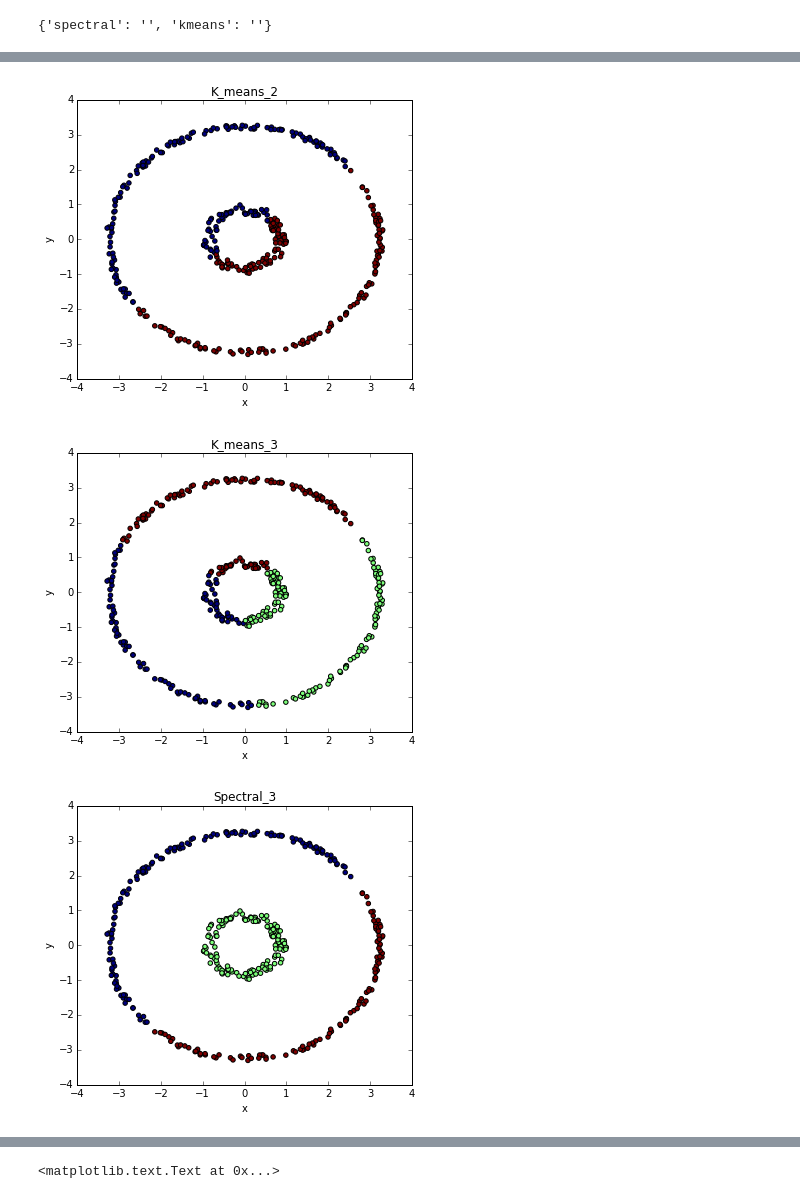
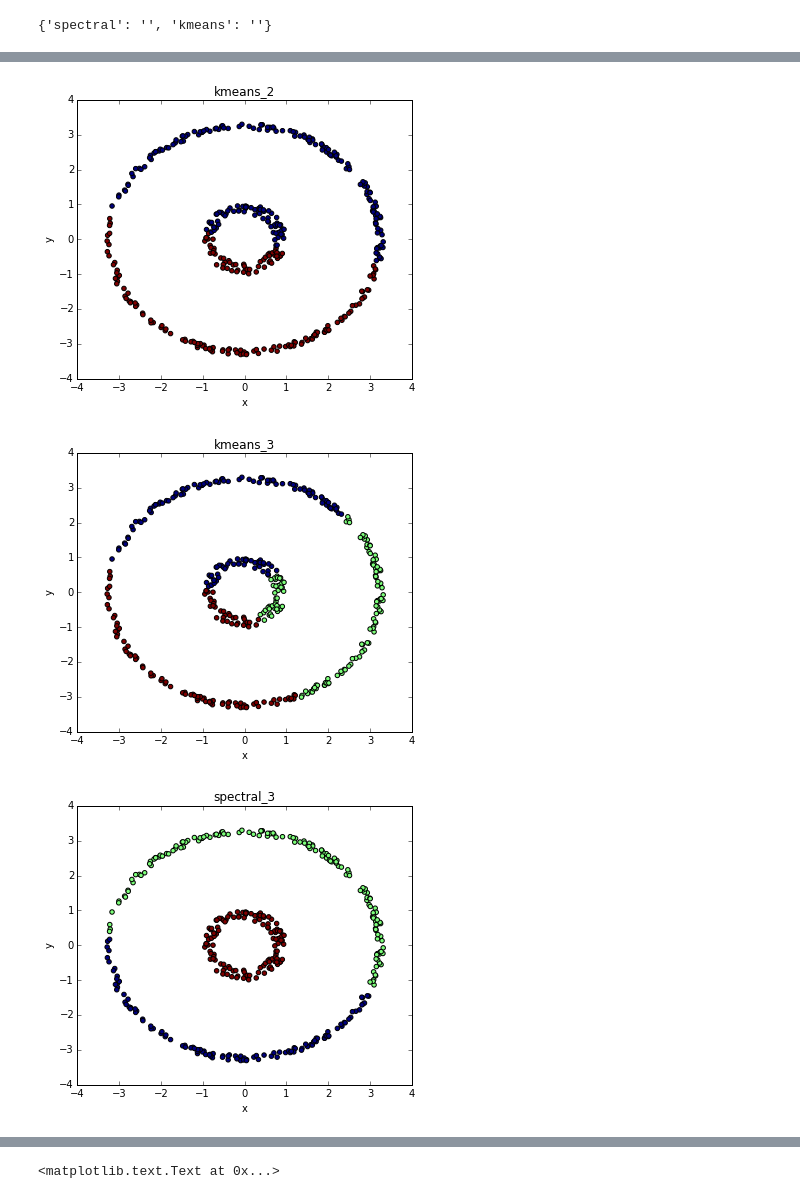
Before and after one commit to NaegleLab/OpenEnsembles, a Jupyter notebook: examples/example_half_rings.ipynb, the cells around one changed output, grey strips where cells are left out. Drawn from its saved outputs; the diff is of its cells as text; code cells hidden in the pictures.

Commit message:
added Kmeans and have solutions working for half-rings

```diff
--- a/examples/example_half_rings.ipynb
+++ b/examples/example_half_rings.ipynb
@@ -60,20 +61,3 @@ c = oe.cluster(dataObj)
 print c.algorithms_available()
 # %% [output]
 {'spectral': '', 'kmeans': ''}
-# %%
-params = {}
-params['eigen_solver']=None
-params['random_state'] = None
-params['n_init'] = 10
-params['affinity'] = 'rbf'
-params['n_neighbors'] = 10
-params['eigen_tol'] = '0.0'
-params['assign_labels'] = 'kmeans'
-
-#est = skc.SpectralClustering(n_clusters=2)
-est = skc.SpectralClustering(n_clusters=2, n_neighbors=params['n_neighbors'],
-                eigen_solver=params['eigen_solver'], random_state=params['random_state'], n_init=params['n_init'],
-                affinity=params['affinity'],
-                eigen_tol=params['eigen_tol'], assign_labels=params['assign_labels'])
-est.fit(dataObj.D['parent'])
-labels = est.labels_
@@ -107,3 +64,10 @@ ValueError: k must be between 1 and the order of the square input matrix.
+# %%
+K = [2,3]
+algorithms = c.algorithms_available()
+for algorithm in algorithms:
+    for k in K:
+        name = "%s_%d"%(algorithm, k)
+        c.cluster('parent', algorithm, name, K=k)
 # %%
 c.labels
 # %% [output]
@@ -128,35 +91,43 @@ c.labels
 # %%
 ##################################################
 # Part I: Base Solutions                         #
 ##################################################
 
 # 'Hirarch_Clust_2': skc.AgglomerativeClustering(n_clusters=2, affinity='euclidean',linkage='ward'),
 # 'Hirarch_Clust_3': skc.AgglomerativeClustering(n_clusters=3, affinity='euclidean',linkage='ward'),
 
-baseSolutions = {'K_means_2': skc.KMeans(n_clusters=2), 'K_means_3': skc.KMeans(n_clusters=3),
-                    'Spectral_2': skc.SpectralClustering(n_clusters=2),'Spectral_3': skc.SpectralClustering(n_clusters=3)}
+#baseSolutions = {'K_means_2': skc.KMeans(n_clusters=2), 'K_means_3': skc.KMeans(n_clusters=3),
+#                    'Spectral_2': skc.SpectralClustering(n_clusters=2),'Spectral_3': skc.SpectralClustering(n_clusters=3)}
 fignum = 1
 parg = []
 
+c = oe.cluster(dataObj)
+K = [2,3]
+algorithms = ['spectral', 'kmeans']
+X = dataObj.D['parent']
+for algorithm in algorithms:
+    for k in K:
+        name = "%s_%d"%(algorithm, k)
+        c.cluster('parent', algorithm, name, K=k)
+
 ## Plot base clustering solutions
-for name, est in baseSolutions.items():
+for solution in c.labels:
     fig = plt.figure(fignum, figsize=(6, 5))
     plt.clf() # clear the current figure
     fig.add_axes(rect= [0,0,0.95,1])
 
     plt.cla() # clear the current axis
-    est.fit(X)
-    labels = est.labels_
+    labels = c.labels[solution]
 
     parg.append(labels)
 
     plt.scatter(X[:,0], X[:,1], c=labels.astype(np.float))
 
-    plt.title(name)
+    plt.title(solution)
     plt.ylabel('y')
     plt.xlabel('x')
     fignum += 1
 # %% [output]
-[figure, old version]
+[figure, new version]
-[figure, old version]
+[figure, new version]
-[figure, old version]
+[figure, new version]
```
Also changed, not shown: parts of 6 cells of this notebook, 2 other files.
